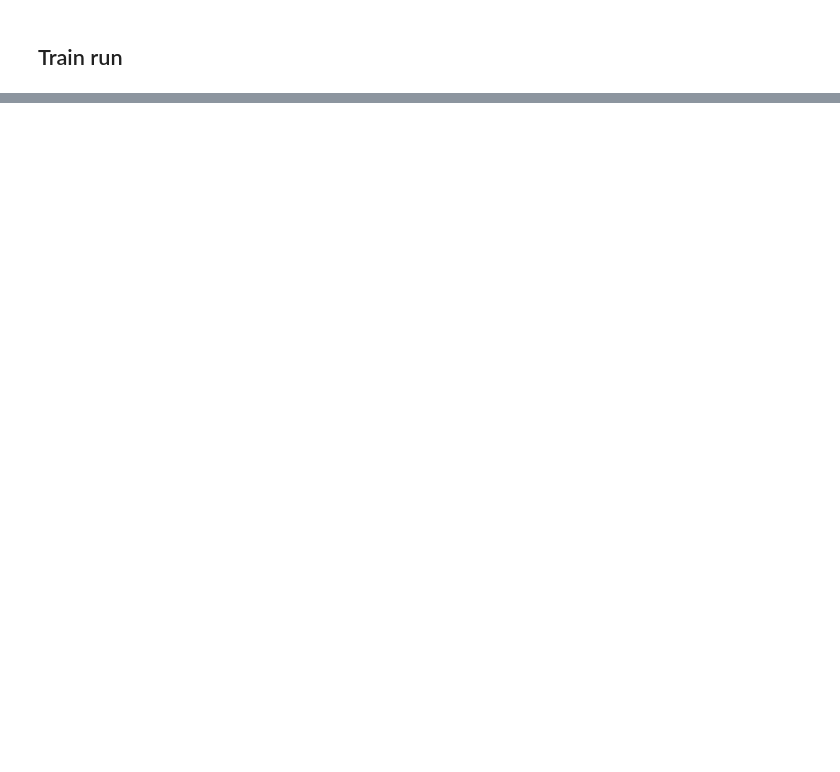
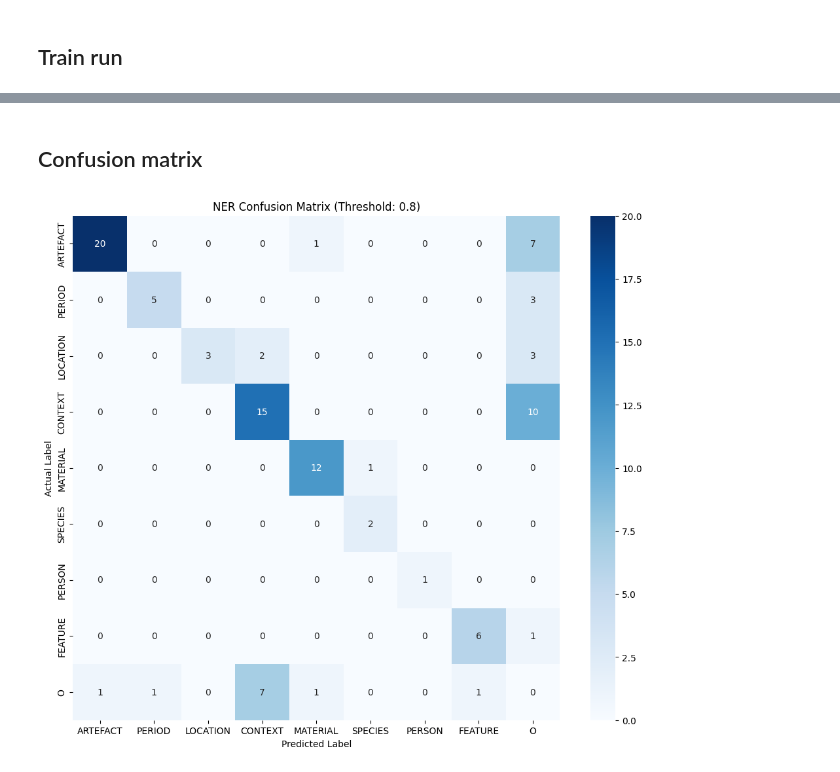
Before and after one commit to Stav788/archaeo-ner-greek, a Jupyter notebook: notebooks/gliner2_training.ipynb, the cells around one changed output, grey strips where cells are left out. Cells and saved outputs as stored; diff of their text form; code cells hidden in the pictures; blank space fills up the shorter version.

```diff
--- a/notebooks/gliner2_training.ipynb
+++ b/notebooks/gliner2_training.ipynb
@@ -184,7 +249,9 @@ for ds_name, ds in {"full": train_dataset, "train": train_split, "val":val_split
 # %% [markdown]
 ## Custom metrics for evaluation
 # %%
-def compute_metrics(model, dataset, threshold=0.1):
+THRESHOLD = 0.8
+
+def compute_metrics(model, dataset, threshold=THRESHOLD):
     """Bulleted Micro-F1 calculation with local path-based schema loading."""
     tp, fp, fn = 0, 0, 0
     model.eval()
@@ -226,7 +293,8 @@ def compute_metrics(model, dataset, threshold=0.1):
     f1 = 2 * (precision * recall) / (precision + recall) if (precision + recall) > 0 else 0
 
     metrics = {"f1": f1, "precision": precision, "recall": recall, "tp": tp, "fp": fp, "fn": fn}
-    print(f"\n>>> EVAL: {metrics}")
+    formatted_metrics = {k: (f"{v:.4f}" if isinstance(v, float) else v) for k, v in metrics.items()}
+    print(f"\n>>> EVAL: {formatted_metrics}")
     sys.stdout.flush()
 
     return metrics
@@ -400,0 +744,58 @@ final_results = evaluate_adapter(best_model, adapter_path, val_split, threshold=
+# %% [markdown]
+## Confusion matrix
+# %%
+def plot_ner_confusion_matrix(model, dataset, threshold=THRESHOLD):
+    y_true = []
+    y_pred = []
+    labels = list(entity_descriptions.keys())
+
+    # 1. Collect all spans
+    for ex in dataset:
+        text, gt_entities = ex[0], ex[1]["entities"]
+
+        # Ground Truth spans
+        gt_spans = []
+        for lbl, texts in gt_entities.items():
+            for t in texts: gt_spans.append((t, lbl))
+
+        # Prediction spans
+        output = model.extract_entities(text, entity_descriptions, threshold=threshold)
+        pred_entities = output.get('entities', {})
+        pred_spans = []
+        for lbl, texts in pred_entities.items():
+            for t in texts: pred_spans.append((t, lbl))
+
+        # 2. Match spans (Exact match logic)
+        temp_pred = pred_spans.copy()
+        for t_gt, lbl_gt in gt_spans:
+            # Did we find this text/span?
+            match = next((p for p in temp_pred if p[0] == t_gt), None)
+            if match:
+                y_true.append(lbl_gt)
+                y_pred.append(match[1]) # record pred label (could be same or different)
+                temp_pred.remove(match)
+            else:
+                y_true.append(lbl_gt)
+                y_pred.append("O") # False Negative
+
+        # Remaining predictions are False Positives
+        for t_p, lbl_p in temp_pred:
+            y_true.append("O")
+            y_pred.append(lbl_p)
+
+    # 3. Create Matrix
+    all_labels = labels + ["O"]
+    cm = confusion_matrix(y_true, y_pred, labels=all_labels)
+
+    # 4. Plot
+    plt.figure(figsize=(12, 10))
+    sns.heatmap(cm, annot=True, fmt='d', xticklabels=all_labels, yticklabels=all_labels, cmap='Blues')
+    plt.title(f"NER Confusion Matrix (Threshold: {threshold})")
+    plt.ylabel('Actual Label')
+    plt.xlabel('Predicted Label')
+    plt.show()
+
+# Run it
+plot_ner_confusion_matrix(best_model, test_data_formatted, threshold=THRESHOLD)
+# %% [output]
+[figure, added]
```
Also changed, not shown: parts of 25 cells of this notebook, 1 other file.
